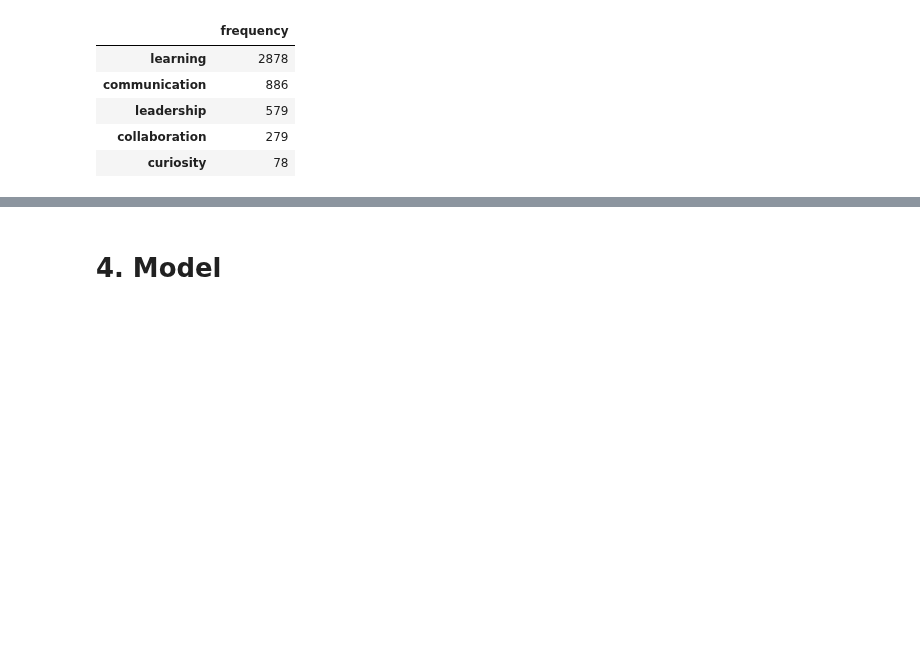
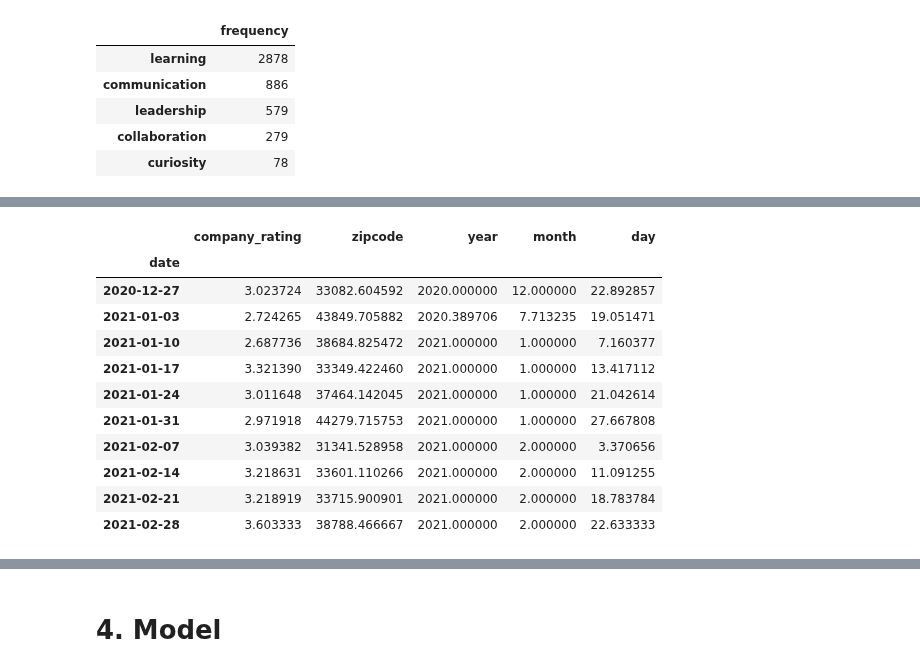
Before and after one commit to Blue-Owl-Data/Job-Search-Dashboard, a Jupyter notebook: notebook/MVP_Bojado.ipynb, the cells around one changed output, grey strips where cells are left out. Saved outputs shown, nothing was run; the diff lists cells and outputs as text; code cells hidden in the pictures; blank space fills up the shorter version.

```diff
--- a/notebook/MVP_Bojado.ipynb
+++ b/notebook/MVP_Bojado.ipynb
@@ -249,0 +327,15 @@ df
+# %%
+df_ds_ts.resample('1W').mean() # Every week company rating averaged
+# %% [output]
+|  | company_rating | zipcode | year | month | day |
+| date |  |  |  |  |  |
+| 2020-12-27 | 3.023724 | 33082.604592 | 2020.000000 | 12.000000 | 22.892857 |
+| 2021-01-03 | 2.724265 | 43849.705882 | 2020.389706 | 7.713235 | 19.051471 |
+| 2021-01-10 | 2.687736 | 38684.825472 | 2021.000000 | 1.000000 | 7.160377 |
+| 2021-01-17 | 3.321390 | 33349.422460 | 2021.000000 | 1.000000 | 13.417112 |
+| 2021-01-24 | 3.011648 | 37464.142045 | 2021.000000 | 1.000000 | 21.042614 |
+| 2021-01-31 | 2.971918 | 44279.715753 | 2021.000000 | 1.000000 | 27.667808 |
+| 2021-02-07 | 3.039382 | 31341.528958 | 2021.000000 | 2.000000 | 3.370656 |
+| 2021-02-14 | 3.218631 | 33601.110266 | 2021.000000 | 2.000000 | 11.091255 |
+| 2021-02-21 | 3.218919 | 33715.900901 | 2021.000000 | 2.000000 | 18.783784 |
+| 2021-02-28 | 3.603333 | 38788.466667 | 2021.000000 | 2.000000 | 22.633333 |
```
Also changed, not shown: parts of 22 cells of this notebook.
